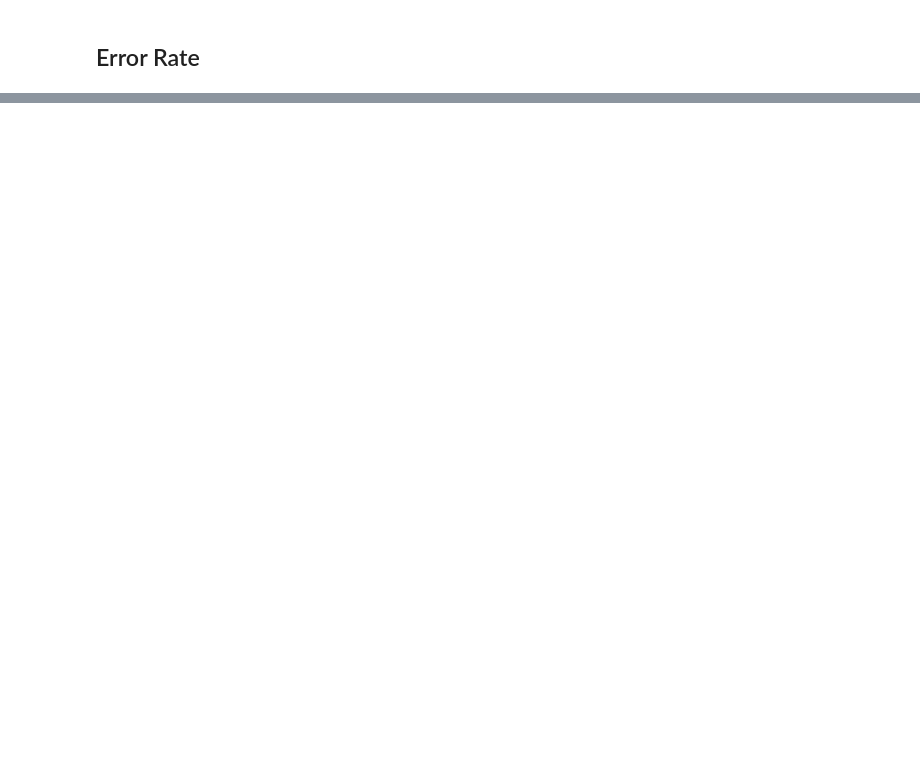
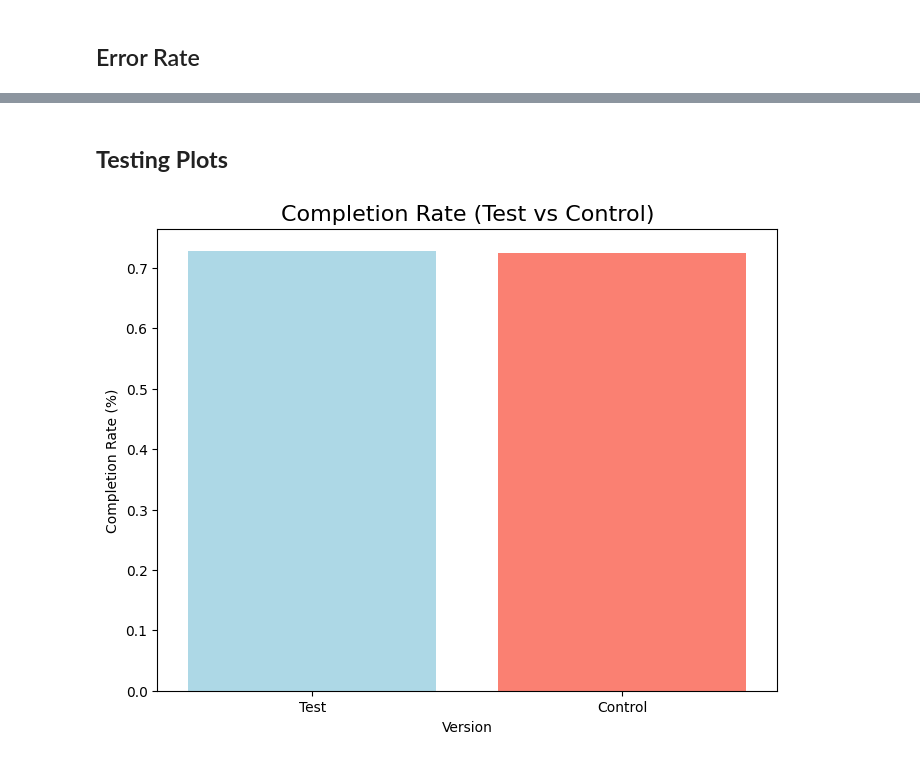
Before and after one commit to bruhu/vanguard-cx-project, a Jupyter notebook: notebooks/bru/kpi_calculations.ipynb, the cells around one changed output, grey strips where cells are left out. Drawn from its saved outputs; the diff is of its cells as text; code cells hidden in the pictures; blank space fills up the shorter version.

Commit message:
finished kpis for both versions, print plots

```diff
--- a/notebooks/bru/kpi_calculations.ipynb
+++ b/notebooks/bru/kpi_calculations.ipynb
@@ -482,0 +525,10 @@ Total number of errors across all clients: 13522
+# %%
+# store the results for test df
+test_unique_finished, test_total_clients, test_completion_rate = functions.find_completion_rate(df_test_kpi)
+test_avg_time_per_step = functions.calculate_time_per_step(df_test_kpi)
+test_clients_with_errors, test_errors_per_client, test_total_errors = functions.find_error_rate(df_test_kpi)
+
+# store the results for control df
+control_unique_finished, control_total_clients, control_completion_rate = functions.find_completion_rate(df_control_kpi)
+control_avg_time_per_step = functions.calculate_time_per_step(df_control_kpi)
+control_clients_with_errors, control_errors_per_client, control_total_errors = functions.find_error_rate(df_control_kpi)
@@ -482,0 +553,20 @@ Total number of errors across all clients: 13522
+# %% [markdown]
+## **Testing Plots**
+# %%
+def plot_completion_rate(test_completion_rate, control_completion_rate):
+    completion_rate_data = {
+        'Version': ['Test', 'Control'],
+        'Completion Rate': [test_completion_rate, control_completion_rate]
+    }
+    completion_rate_df = pd.DataFrame(completion_rate_data)
+
+    plt.figure(figsize=(8, 6))
+    ax = sns.barplot(x='Version', y='Completion Rate', data=completion_rate_df)
+
+    # Manually set colors for each bar
+    ax.patches[0].set_facecolor('lightblue')
+    ax.patches[1].set_facecolor('salmon')
+
+    plt.title('Completion Rate (Test vs Control)', fontsize=16)
+    plt.ylabel('Completion Rate (%)')
+    plt.show()
@@ -482,0 +625,4 @@ Total number of errors across all clients: 13522
+# %%
+plot_completion_rate(test_completion_rate, control_completion_rate)
+# %% [output]
+[figure, added]
```
Also changed, not shown: parts of 21 cells of this notebook, 1 other file.
